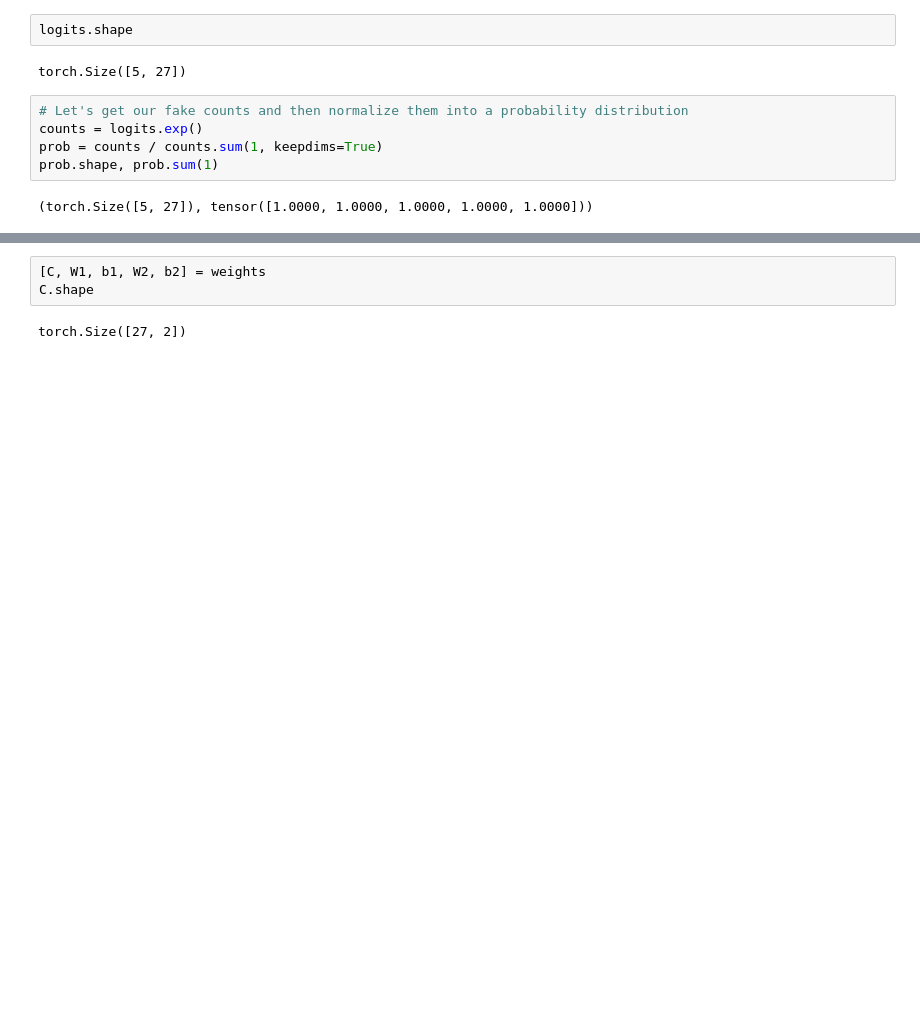
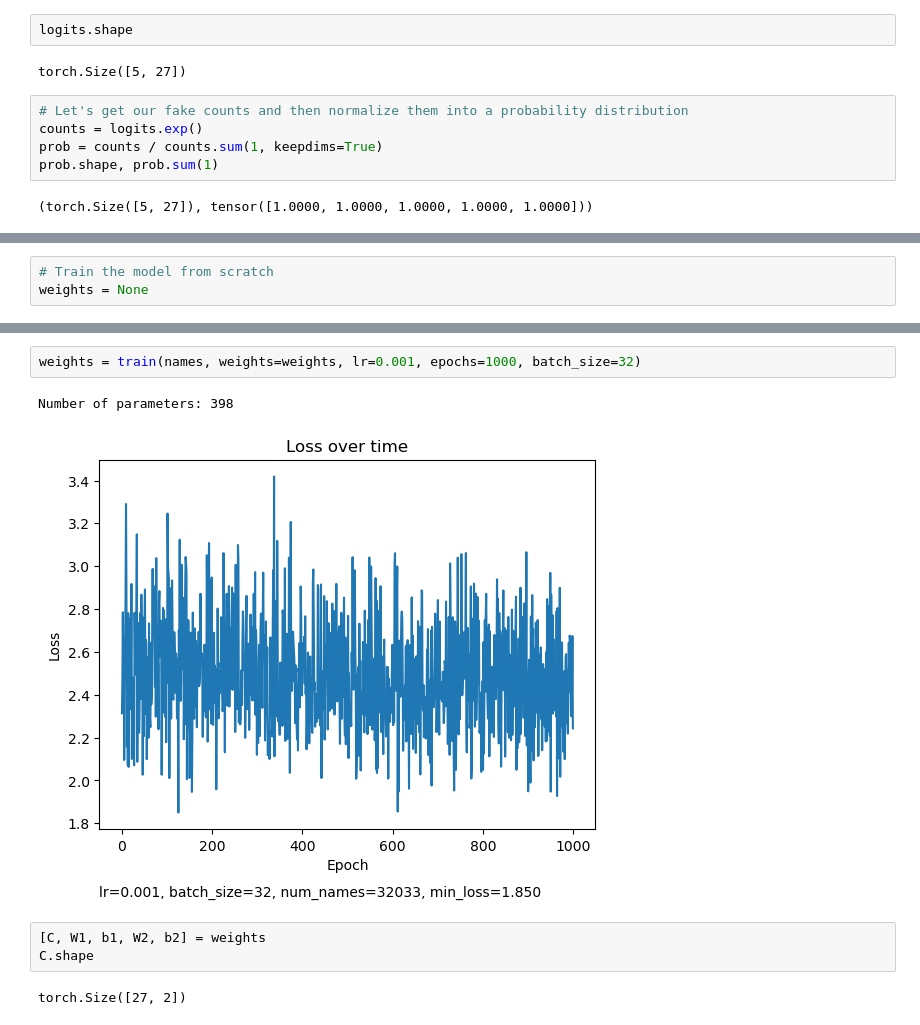
Before and after one commit to osamja/zero-to-hero, a Jupyter notebook: lecture_3_MLP.ipynb, the cells around one changed output, grey strips where cells are left out. Cells and saved outputs as stored; diff of their text form; blank space fills up the shorter version.

```diff
--- a/lecture_3_MLP.ipynb
+++ b/lecture_3_MLP.ipynb
@@ -132,2 +132,5 @@ tensor(29.7288)
+# %%
+# Train the model from scratch
+weights = None
 # %%
  # Create a function to train the model
@@ -249,3 +264,8 @@ Number of parameters: 398
+# %%
+weights = train(names, weights=weights, lr=0.001, epochs=1000, batch_size=32)
+# %% [output]
+Number of parameters: 398
+[figure, added]
 # %%
 [C, W1, b1, W2, b2] = weights
 C.shape
```
Also changed, not shown: parts of 26 cells of this notebook, 1 other file.
